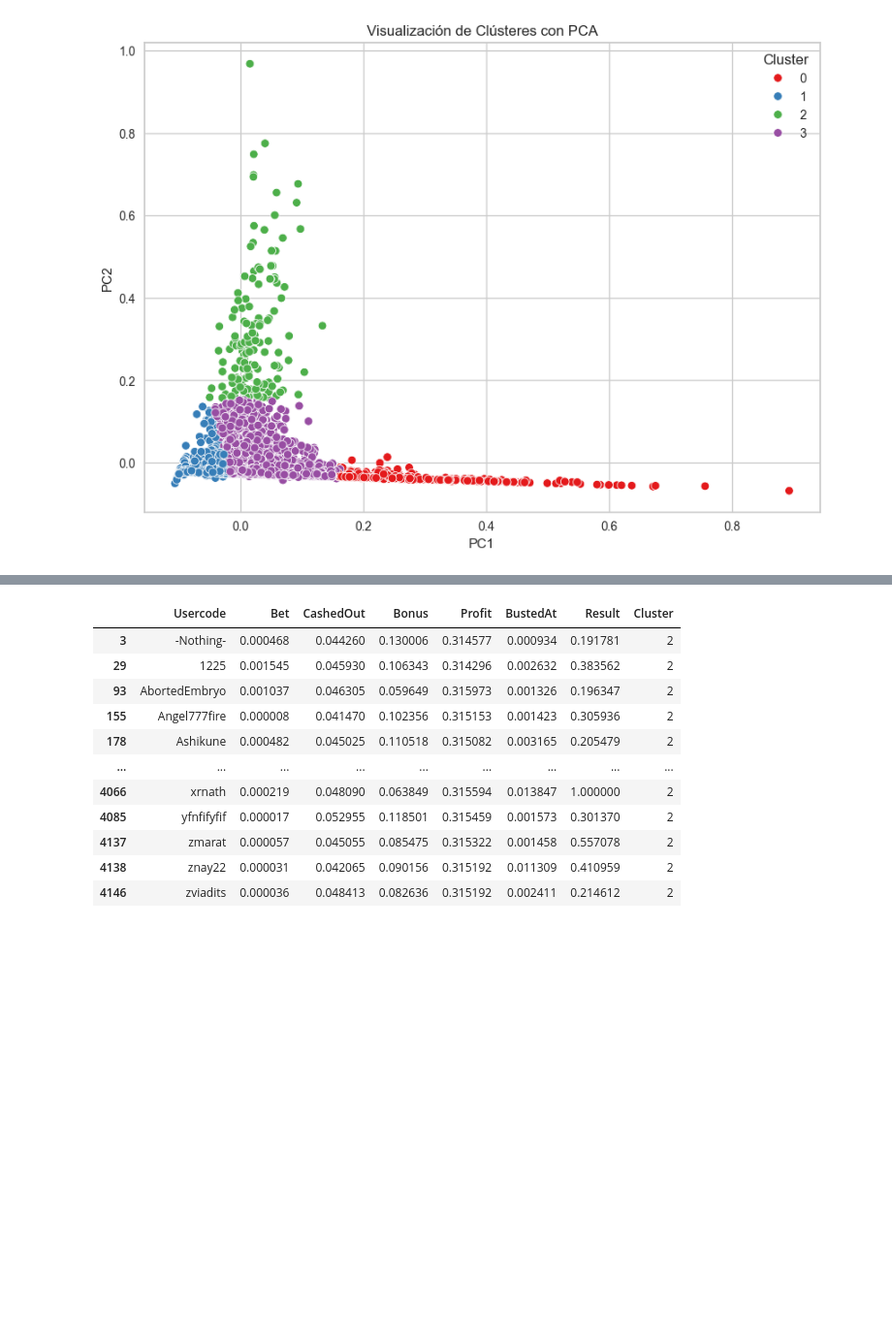
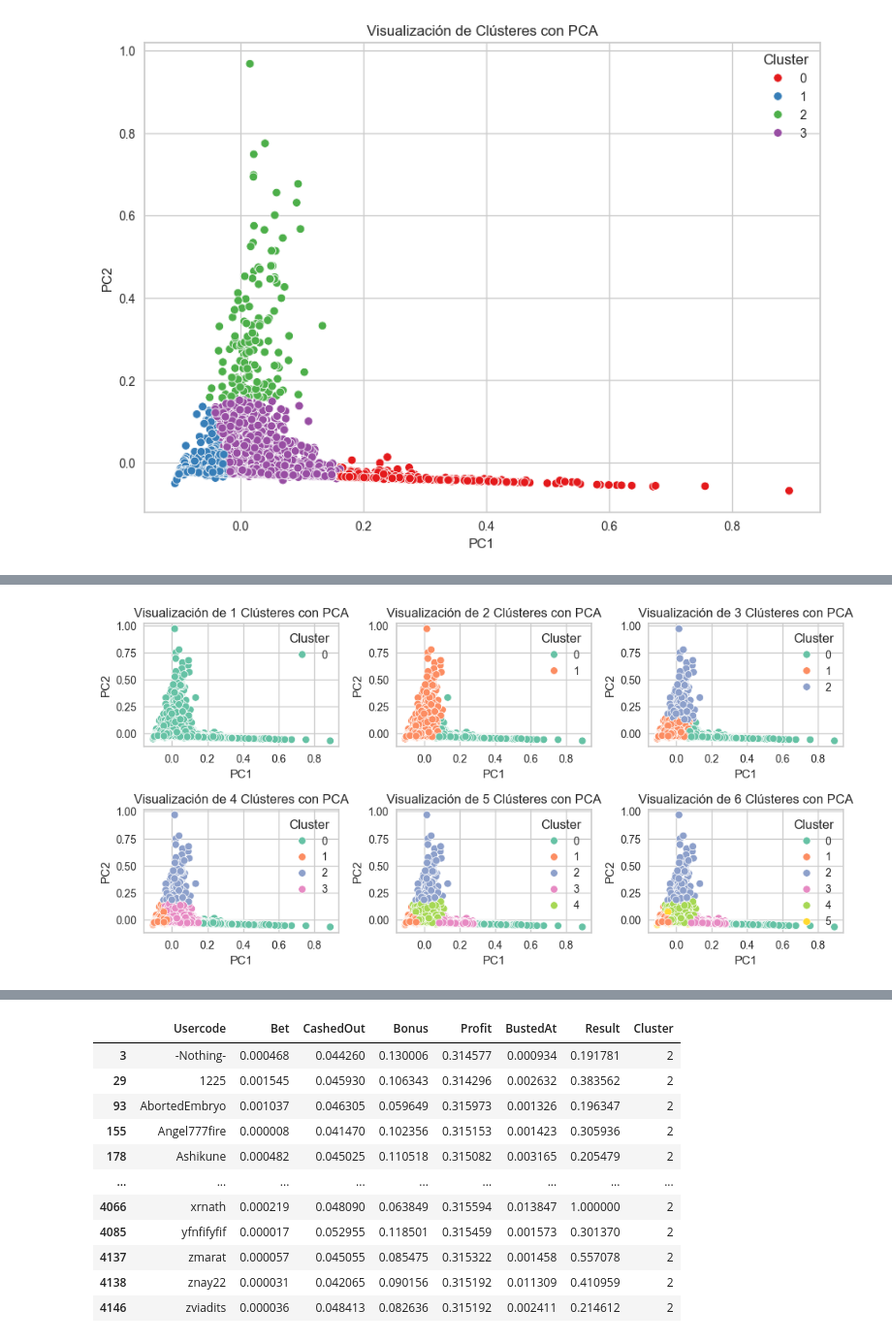
Before and after one commit to AndresEspinal/bustabit, a Jupyter notebook: notebooks/clusterizacion.ipynb, the cells around one changed output, grey strips where cells are left out. Shown at 97% size. Drawn from its saved outputs; the diff is of its cells as text; code cells hidden in the pictures; blank space fills up the shorter version.

```diff
--- a/notebooks/clusterizacion.ipynb
+++ b/notebooks/clusterizacion.ipynb
@@ -213,0 +263,16 @@ plt.show()
+# %%
+plt.figure(figsize=(10, 7))
+axes = axes.flatten()
+for i in range(1,7):
+    pca = PCA(n_components=2)
+    data_pca = pca.fit_transform(df_escalado_gb_nouser)
+    df_pca = pd.DataFrame(data_pca, columns=['PC1', 'PC2'])
+    df_pca['Cluster'] = KMeans(n_clusters=i, random_state=0).fit_predict(df_escalado_gb_nouser)
+    #ax.scatter(kmeanss.cluster_centers_[:, 0], kmeanss.cluster_centers_[:, 1], c='black', marker='X', s=100, label='Centroides')
+    plt.subplot(3, 3, i)
+    sns.scatterplot(data=df_pca, x='PC1', y='PC2', hue='Cluster', palette='Set2')
+    plt.title(f'Visualización de {i} Clústeres con PCA')
+plt.tight_layout()
+plt.show()
+# %% [output]
+[figure, added]
```
Also changed, not shown: parts of 6 cells of this notebook, 6 other files.
